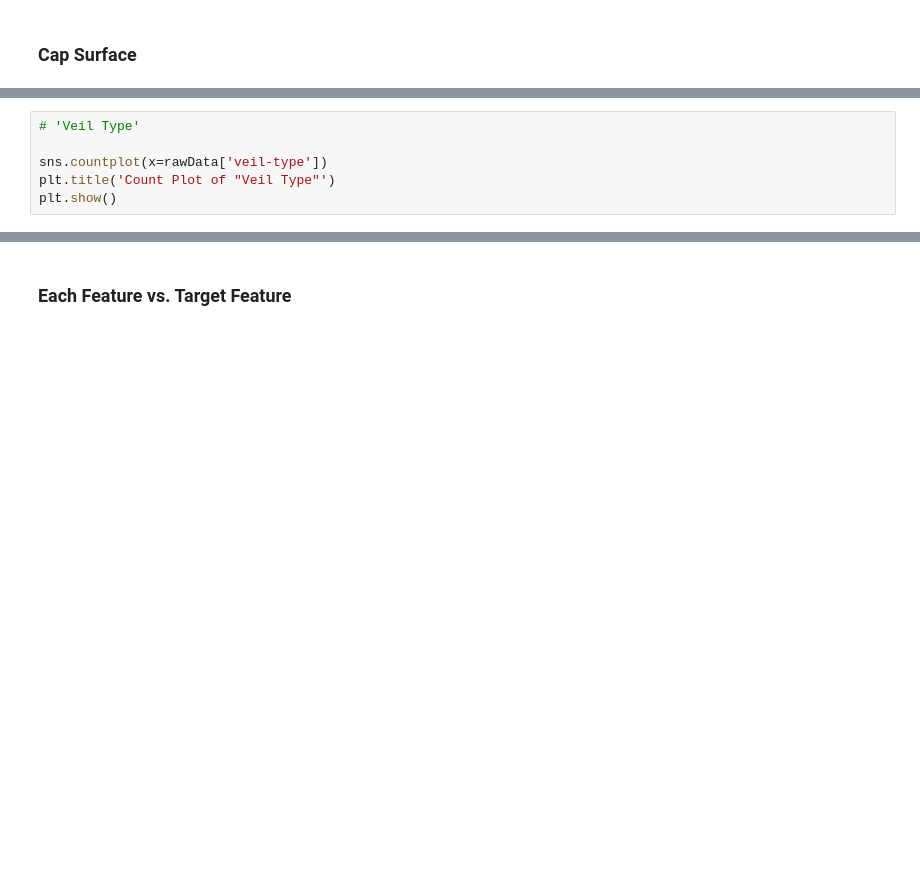
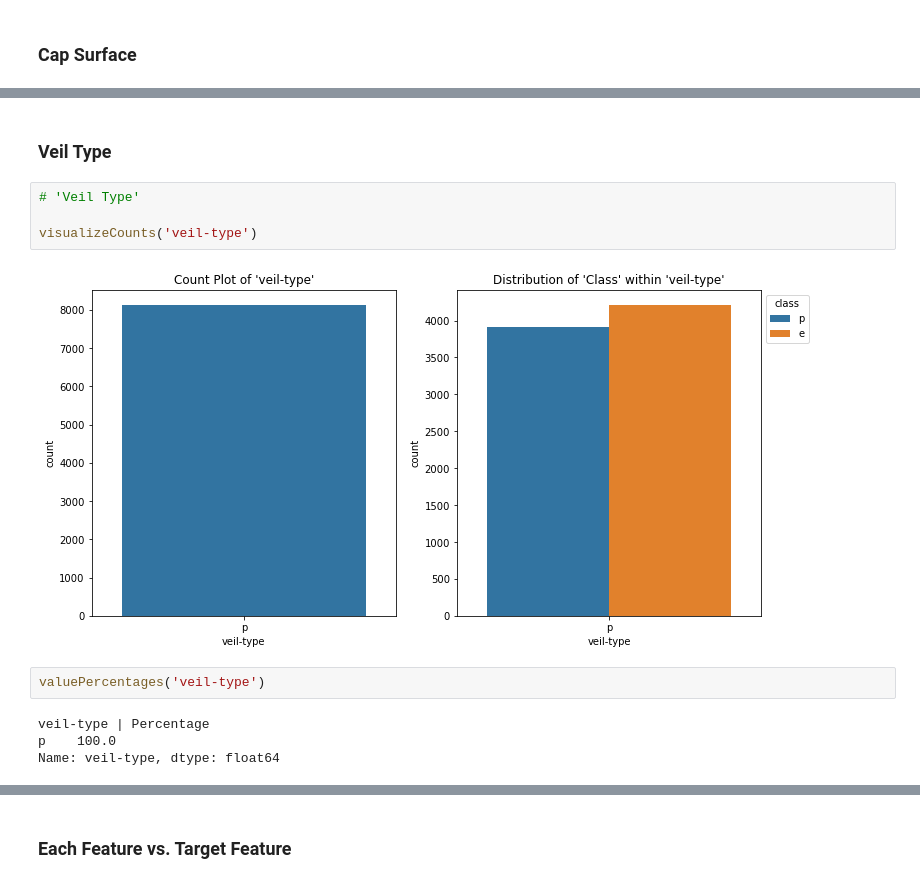
Before and after one commit to AvinashBisram/Machine-Learning, a Jupyter notebook: Classification/Classification Comparison.ipynb, the cells around one changed output, grey strips where cells are left out. Cells and saved outputs as stored; diff of their text form; blank space fills up the shorter version.

```diff
--- a/Classification/Classification Comparison.ipynb
+++ b/Classification/Classification Comparison.ipynb
@@ -485,6 +654,14 @@ plt.show()
+# %% [markdown]
+### Veil Type
 # %%
 # 'Veil Type'
 
-sns.countplot(x=rawData['veil-type'])
-plt.title('Count Plot of "Veil Type"')
-plt.show()
+visualizeCounts('veil-type')
+# %% [output]
+[figure, added]
+# %%
+valuePercentages('veil-type')
+# %% [output]
+veil-type | Percentage
+p    100.0
+Name: veil-type, dtype: float64
```
Also changed, not shown: parts of 70 cells of this notebook.
